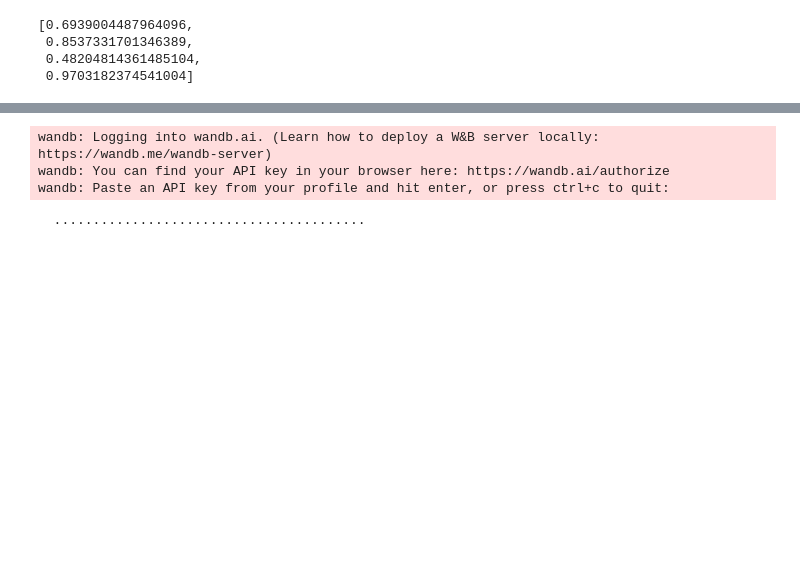
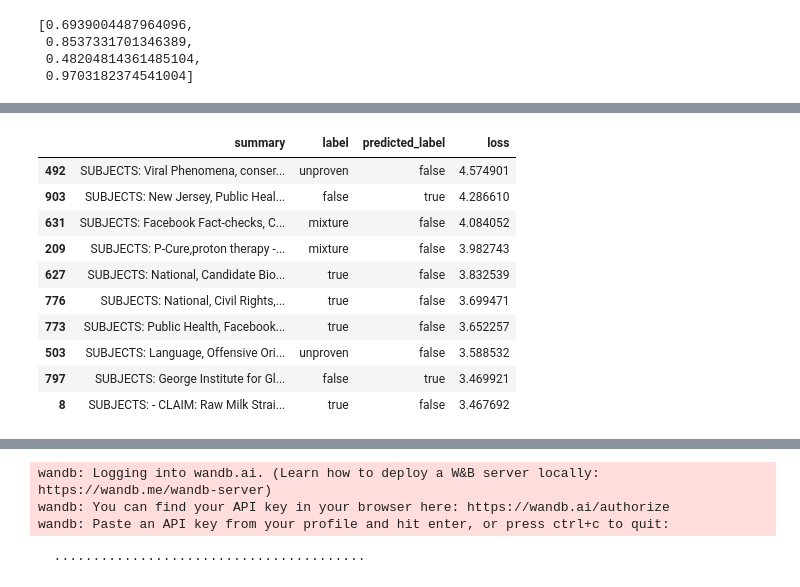
Before and after one commit to NeuroGrid/pubhealth, a Jupyter notebook: pubhealth-deeper.ipynb, the cells around one changed output, grey strips where cells are left out. Saved outputs shown, nothing was run; the diff lists cells and outputs as text; code cells hidden in the pictures; blank space fills up the shorter version.

```diff
--- a/pubhealth-deeper.ipynb
+++ b/pubhealth-deeper.ipynb
@@ -357,0 +434,45 @@ trainer.train();
+# %%
+from torch.nn.functional import cross_entropy
+
+def forward_pass_with_label(batch):
+    # Place all input tensors on the same device as the model
+    inputs = {k:v.to(device) for k,v in batch.items()
+              if k in tokenizer.model_input_names}
+
+    with torch.no_grad():
+        output = model(**inputs)
+        pred_label = torch.argmax(output.logits, axis=-1)
+        loss = cross_entropy(output.logits, batch["label"].to(device),
+                             reduction="none")
+    # Place outputs on CPU for compatibility with other dataset columns
+    return {"loss": loss.cpu().numpy(),
+            "predicted_label": pred_label.cpu().numpy()}
+# %%
+# Convert our dataset back to PyTorch tensors
+health_fact_encoded.set_format("torch",
+                            columns=["input_ids", "attention_mask", "label"])
+# Compute loss values
+health_fact_encoded["validation"] = health_fact_encoded["validation"].map(
+    forward_pass_with_label, batched=True, batch_size=16)
+# %%
+health_fact_encoded.set_format("pandas")
+cols = ["summary", "label", "predicted_label", "loss"]
+df_test = health_fact_encoded["validation"][:][cols]
+df_test["label"] = df_test["label"].apply(label_int2str)
+df_test["predicted_label"] = (df_test["predicted_label"]
+                              .apply(label_int2str))
+# %%
+with pd.option_context('display.max_colwidth', 2048):
+    display(df_test.sort_values("loss", ascending=False).head(10))
+# %% [output]
+|  | summary | label | predicted_label | loss |
+| 492 | SUBJECTS: Viral Phenomena, conser... | unproven | false | 4.574901 |
+| 903 | SUBJECTS: New Jersey, Public Heal... | false | true | 4.286610 |
+| 631 | SUBJECTS: Facebook Fact-checks, C... | mixture | false | 4.084052 |
+| 209 | SUBJECTS: P-Cure,proton therapy -... | mixture | false | 3.982743 |
+| 627 | SUBJECTS: National, Candidate Bio... | true | false | 3.832539 |
+| 776 | SUBJECTS: National, Civil Rights,... | true | false | 3.699471 |
+| 773 | SUBJECTS: Public Health, Facebook... | true | false | 3.652257 |
+| 503 | SUBJECTS: Language, Offensive Ori... | unproven | false | 3.588532 |
+| 797 | SUBJECTS: George Institute for Gl... | false | true | 3.469921 |
+| 8 | SUBJECTS: - CLAIM: Raw Milk Strai... | true | false | 3.467692 |
```
Also changed, not shown: parts of 20 cells of this notebook.
